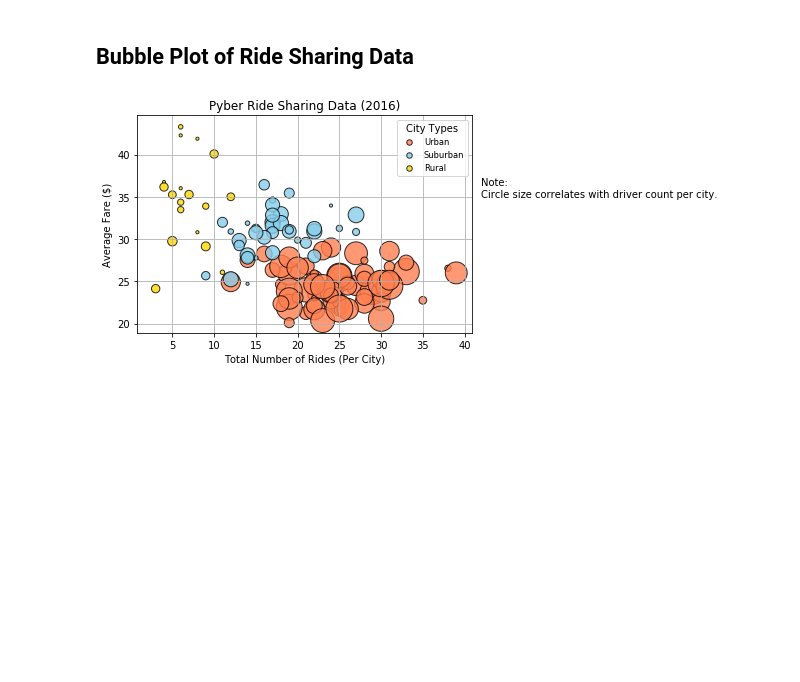
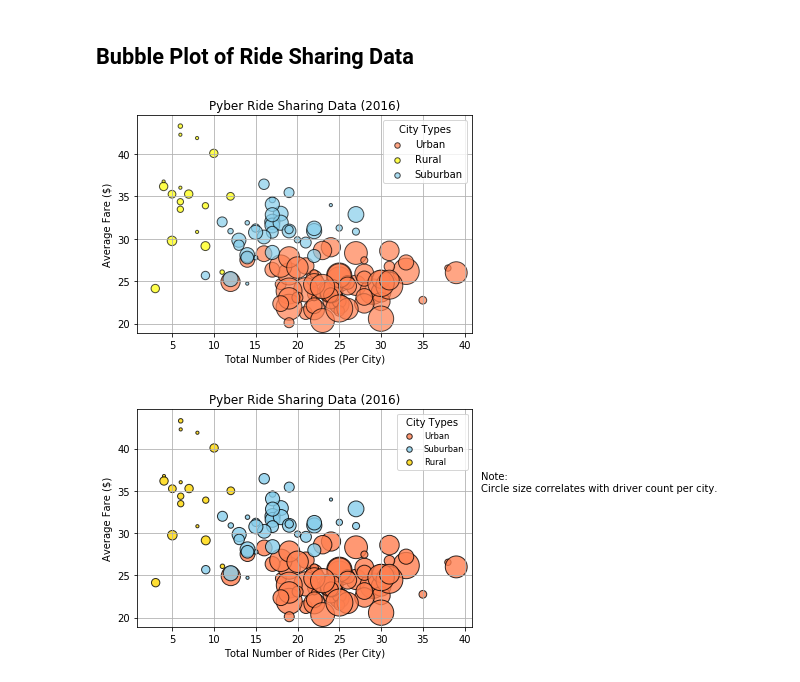
Before and after one commit to ppainuly/Pyber, a Jupyter notebook: pyber_starter.ipynb, the cells around one changed output. Cells and saved outputs as stored; diff of their text form; code cells hidden in the pictures; blank space fills up the shorter version.

Commit message:
Scatter updated with legend

```diff
--- a/pyber_starter.ipynb
+++ b/pyber_starter.ipynb
@@ -63,37 +63,62 @@ memory usage: 129.9+ KB
 # Obtain the x and y coordinates for each of the three city types
 
 #Build groupby data set for each city type
 city_urban = df_pyber[df_pyber["type"] == "Urban"]
 city_urban = city_urban.groupby(["city"])
 
 city_rural = df_pyber[df_pyber["type"] == "Rural"]
 city_rural = city_rural.groupby(["city"])
 
 city_suburban = df_pyber[df_pyber["type"] == "Suburban"]
 city_suburban = city_suburban.groupby(["city"])
 
-# Calculate [x = total ride count, y = average fare, s = driver count] for each city type
+# Calculate [x = total ride count, y = average fare, s = Sum driver count] for each city type
 
 #Build x coordinate(Rides per city) for each city type
 x_city_urban = city_urban["ride_id"].count()
 x_city_rural = city_rural["ride_id"].count()
 x_city_suburban = city_suburban["ride_id"].count()
 
 #Build y coordinate(Average Fare) for each city type
-x_city_urban = city_urban["fare"].mean()
-x_city_rural = city_rural["fare"].mean()
-x_city_suburban = city_suburban["fare"].mean()
+y_city_urban = city_urban["fare"].mean()
+y_city_rural = city_rural["fare"].mean()
+y_city_suburban = city_suburban["fare"].mean()
+
+#Build s (Mean Driver count) for each city type
+s_city_urban = city_urban["driver_count"].mean()
+s_city_rural = city_rural["driver_count"].mean()
+s_city_suburban = city_suburban["driver_count"].mean()
 
 
 # Build the scatter plots for each city types
+fig, ax = plt.subplots()
+ax.scatter(x_city_urban, y_city_urban, s=s_city_urban * 10,
+           c="coral", edgecolor="black",label="Urban",marker='o', alpha=0.7)
+ax.scatter(x_city_rural, y_city_rural, s=s_city_rural * 10,
+           c="yellow", edgecolor="black",label="Rural",marker='o', alpha=0.7)
+ax.scatter(x_city_suburban, y_city_suburban, s=s_city_suburban * 10,
+           c="skyblue", edgecolor="black",label="Suburban",marker='o', alpha=0.7)
+plt.grid()
+
 
 # Incorporate the other graph properties
+ax.set_xlabel("Total Number of Rides (Per City)")
+ax.set_ylabel("Average Fare ($)")
+ax.set_title("Pyber Ride Sharing Data (2016)")
 
 # Create a legend
+legend = ax.legend(fontsize = 10, title= "City Types",markerscale=0.3)
+
+for legend_handle in legend.legendHandles:
+    legend_handle.set_sizes([30])
 
 # Incorporate a text label regarding circle size
 
+
 # Save Figure
+plt.show()
+# %% [output]
+[figure, added]
 # %%
 # Show plot
 plt.show()
```
